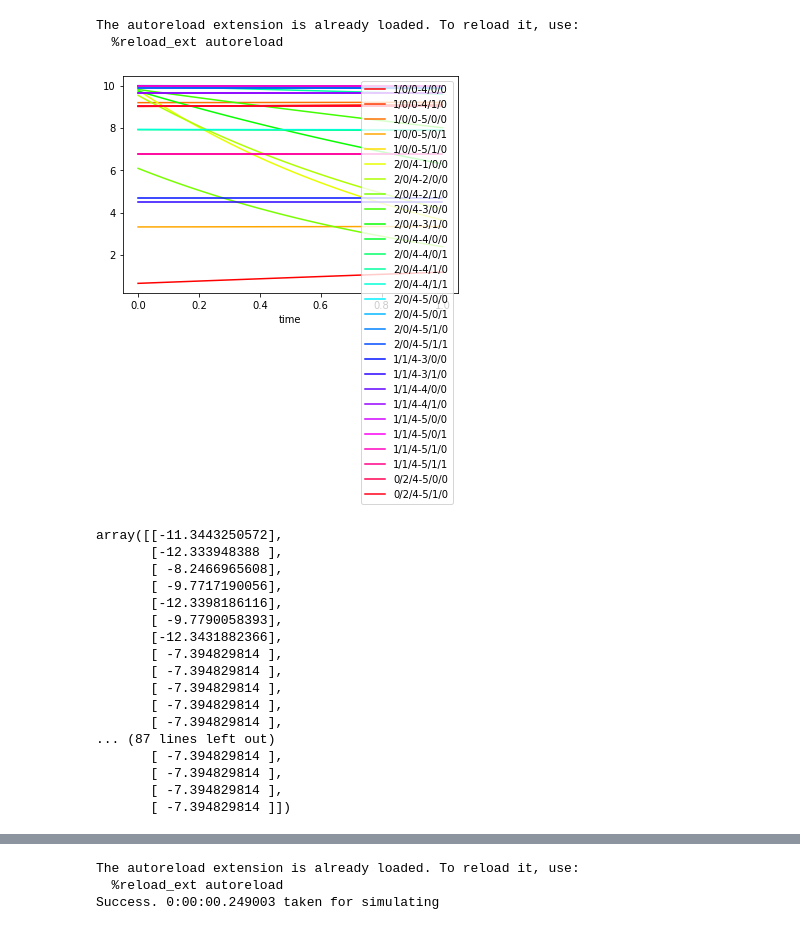
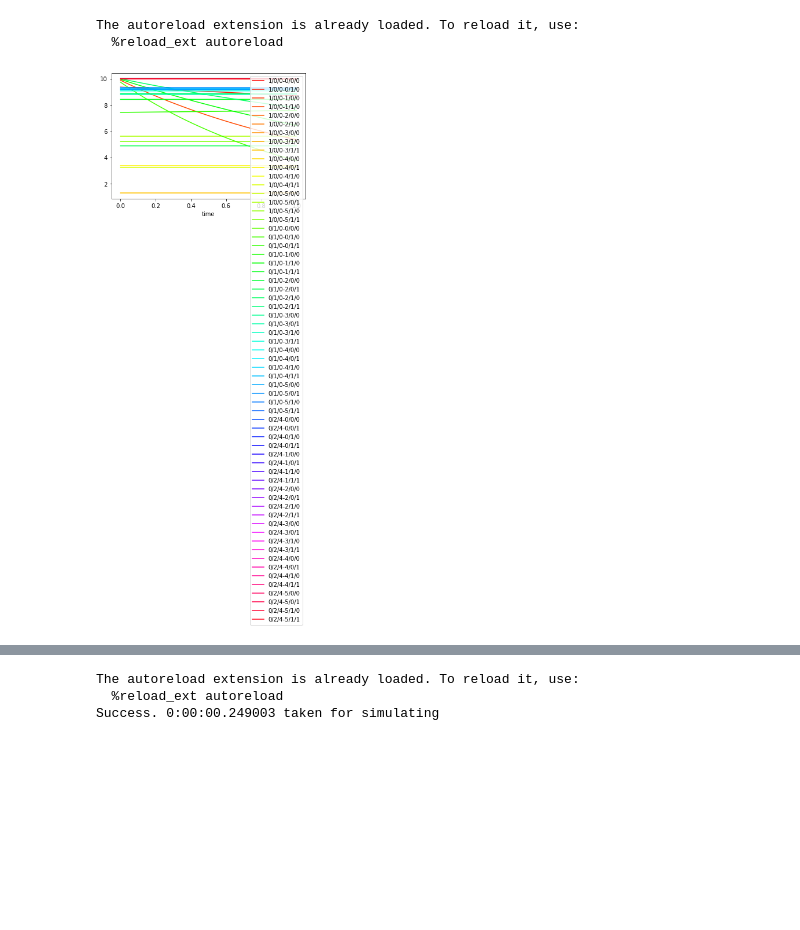
Before and after one commit to arizona95/BEAT, a Jupyter notebook: lab/experiment.ipynb, the cells around one changed output, grey strips where cells are left out. Drawn from its saved outputs; the diff is of its cells as text; code cells hidden in the pictures; blank space fills up the shorter version.

```diff
--- a/lab/experiment.ipynb
+++ b/lab/experiment.ipynb
@@ -80,52 +100,33 @@ param = {
     "react_depth": 2,
     "neuron_num": 6,
     "input_num": 4,
     "output_num": 1
 }
 
 config_path = os.path.join(os.path.dirname(os.path.abspath('')), "lab/neat.cfg")
 config = neat.Config(
     neat.DefaultGenome,
     neat.DefaultReproduction,
     neat.DefaultSpeciesSet,
     neat.DefaultStagnation,
     config_path,
 )
 
 filepath = f"test_case"
-case_num = 9
+case_num = 1
 genome = ""
 with open(f"{filepath}\\{case_num}\\genome.JSON", 'rb') as fr:
     genome = pickle.load(fr)
 
 net = make_net(genome, config, 1)
 gene = Gene(net, param)
 gene.expression()
+gene.model_display("test_case\\debug")
 model = gene.model
 simulator = Simulator(model, engine = "bio", ode_language='FORTRAN') # FORTRAN, PYTHON
 simulator.run(1)
 simulator.visualize()
 # %% [output]
 The autoreload extension is already loaded. To reload it, use:
   %reload_ext autoreload
-[figure, old version]
+[figure, new version]
-# %%
-simulator.system.a
-# %% [output]
-array([[-11.3443250572],
-       [-12.333948388 ],
-       [ -8.2466965608],
-       [ -9.7717190056],
-       [-12.3398186116],
-       [ -9.7790058393],
-       [-12.3431882366],
-       [ -7.394829814 ],
-       [ -7.394829814 ],
-       [ -7.394829814 ],
-       [ -7.394829814 ],
-       [ -7.394829814 ],
-... (87 lines left out)
-       [ -7.394829814 ],
-       [ -7.394829814 ],
-       [ -7.394829814 ],
-       [ -7.394829814 ]])
```
Also changed, not shown: parts of 10 cells of this notebook, 54 other files.
